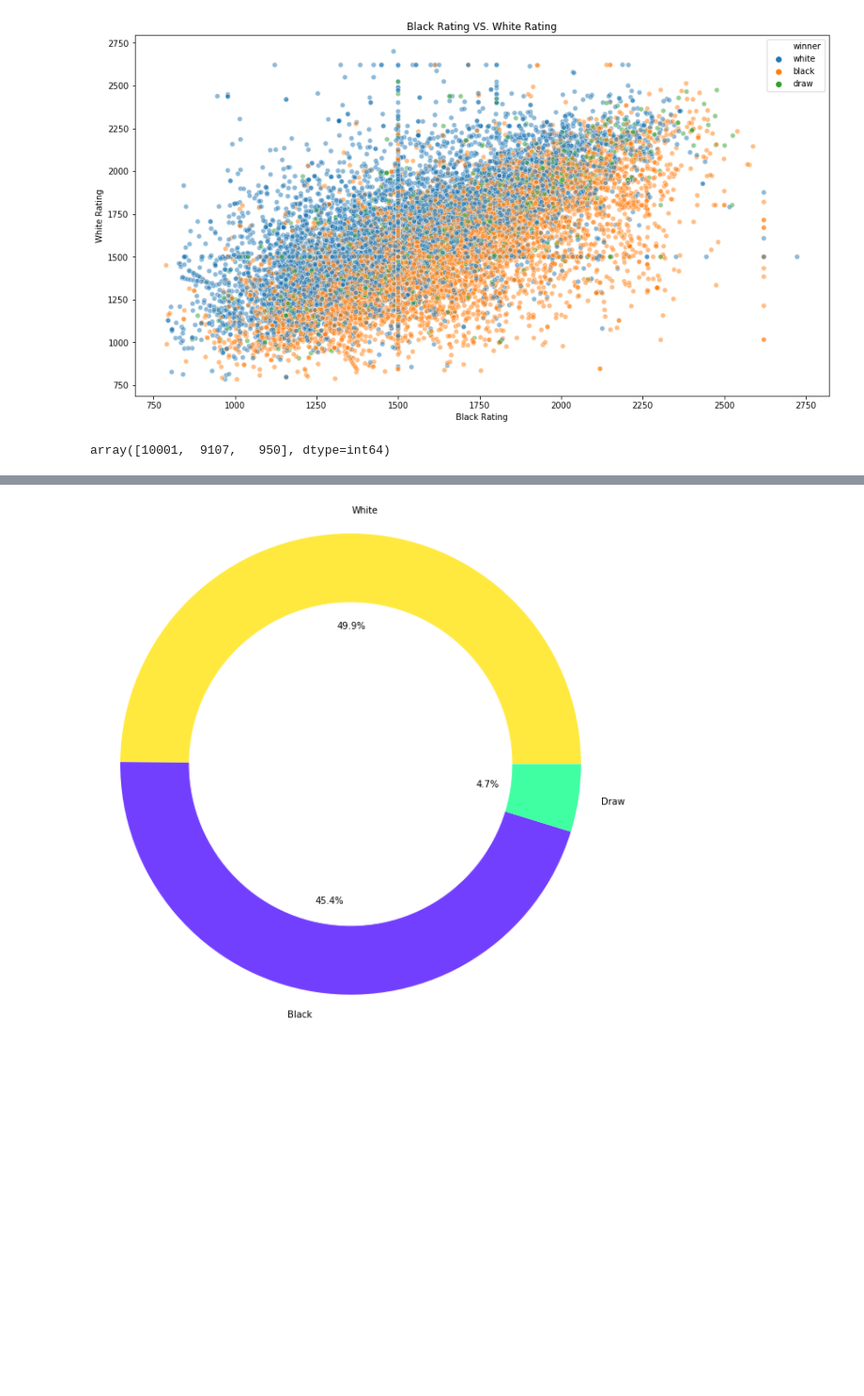
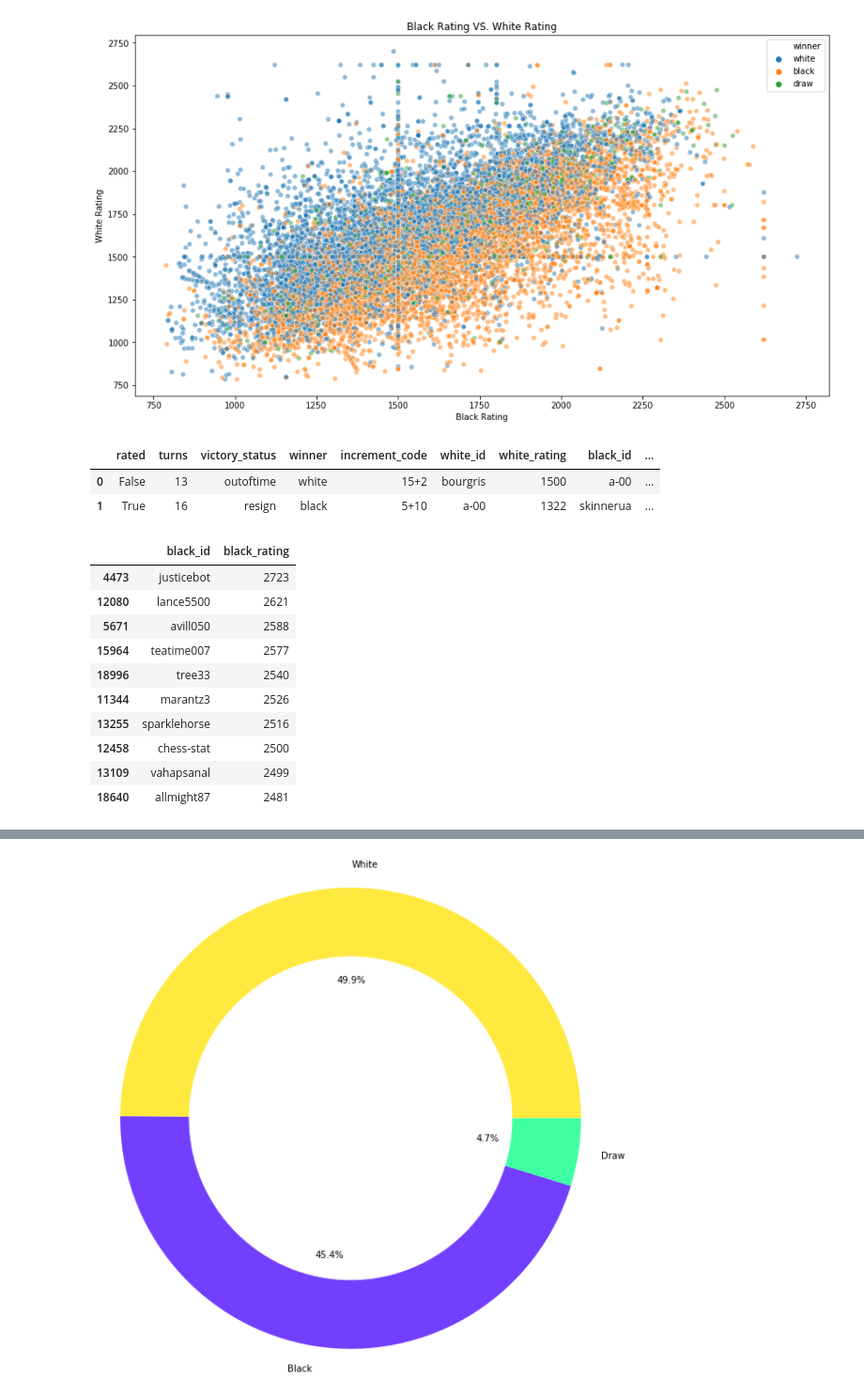
Before and after one commit to SoroushGhaderi/Lichess_Data_Analysis, a Jupyter notebook: Chess_Data_Analysis.ipynb, the cells around one changed output, grey strips where cells are left out. Shown at 94% size. Drawn from its saved outputs; the diff is of its cells as text; code cells hidden in the pictures; blank space fills up the shorter version.

Commit message:
findout highest rating of white and black ratings

```diff
--- a/Chess_Data_Analysis.ipynb
+++ b/Chess_Data_Analysis.ipynb
@@ -49,7 +49,7 @@ chess.describe()
 # %% [markdown]
 why I drop dates
 # %%
-chess = chess.drop(["created_at", "last_move_at"], axis= 1)
+chess = chess.drop(["created_at", "last_move_at", "id"], axis= 1)
 # %%
 plt.figure(figsize= (12, 6))
 sns.distplot(chess["turns"], color= "#2E4053")
@@ -103,7 +103,25 @@ plt.title("Black Rating VS. White Rating")
 plt.show()
 # %% [output]
 [figure]
-# %%
-chess["winner"].value_counts().values
-# %% [output]
-array([10001,  9107,   950], dtype=int64)
+# %%
+chess.head(2)
+# %% [output]
+|  | rated | turns | victory_status | winner | increment_code | white_id | white_rating | black_id | ... |
+| 0 | False | 13 | outoftime | white | 15+2 | bourgris | 1500 | a-00 | ... |
+| 1 | True | 16 | resign | black | 5+10 | a-00 | 1322 | skinnerua | ... |
+# %%
+chess.sort_values("black_rating",ascending= False).\
+                drop_duplicates("black_id",keep="first").\
+                drop_duplicates("black_rating",keep="last").iloc[:10,7:9]
+# %% [output]
+|  | black_id | black_rating |
+| 4473 | justicebot | 2723 |
+| 12080 | lance5500 | 2621 |
+| 5671 | avill050 | 2588 |
+| 15964 | teatime007 | 2577 |
+| 18996 | tree33 | 2540 |
+| 11344 | marantz3 | 2526 |
+| 13255 | sparklehorse | 2516 |
+| 12458 | chess-stat | 2500 |
+| 13109 | vahapsanal | 2499 |
+| 18640 | allmight87 | 2481 |
```
Also changed, not shown: parts of 1 cell of this notebook.
